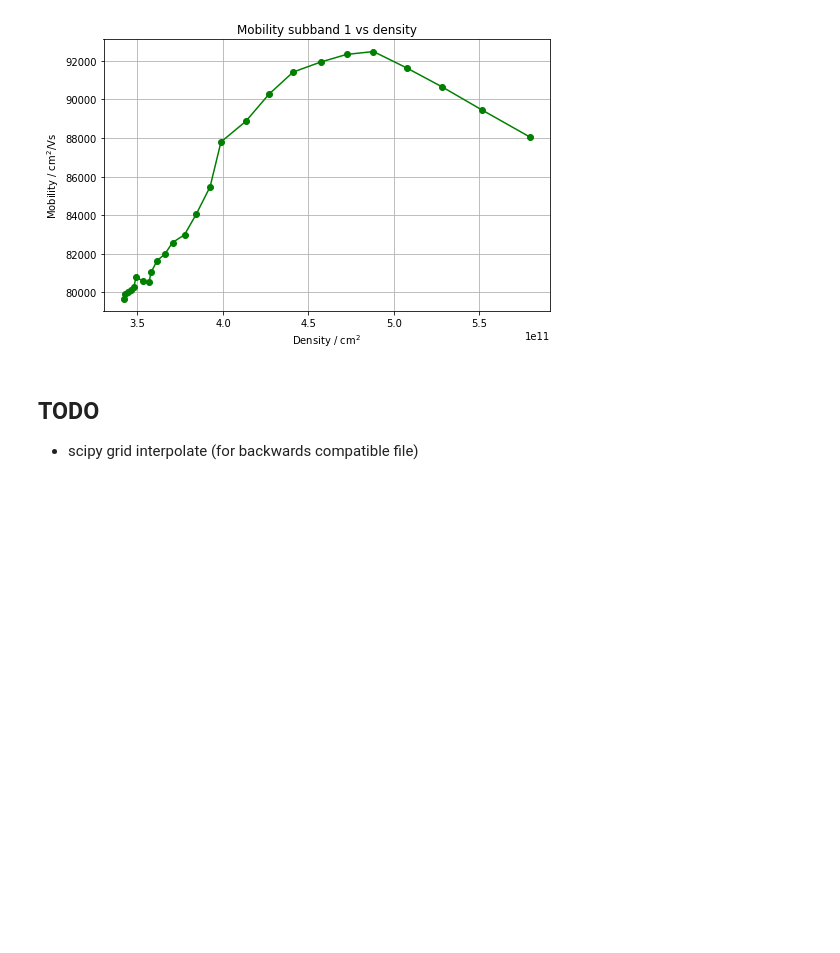
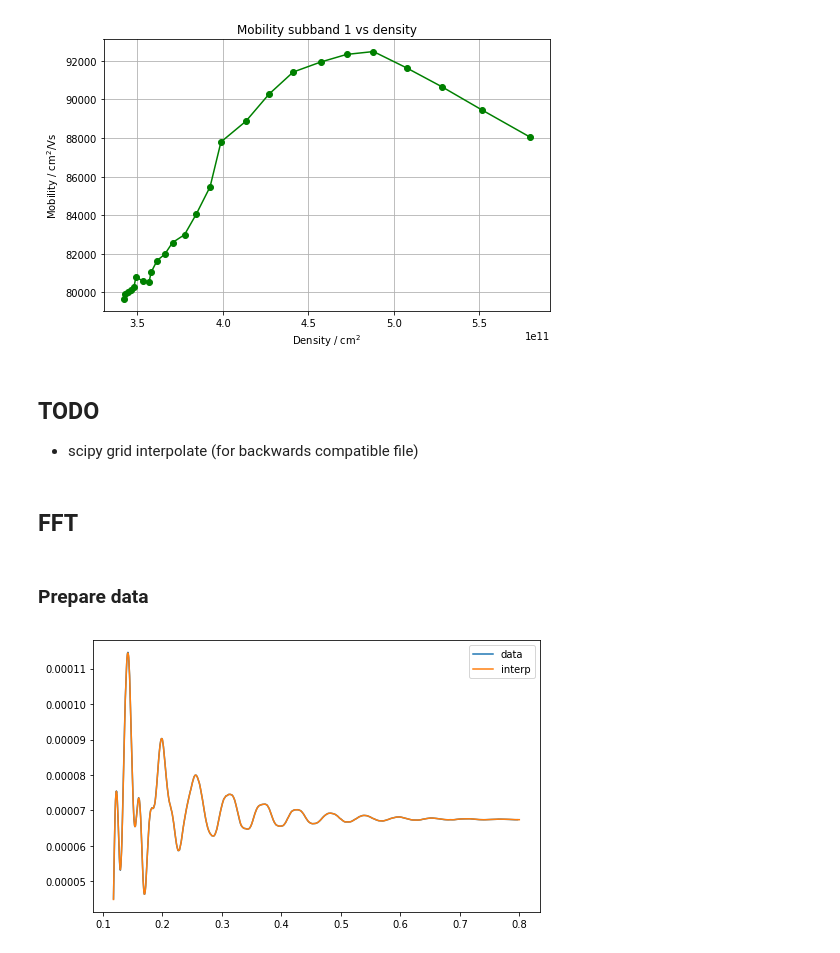
Before and after one commit to danielbouman/2deg, a Jupyter notebook: JSL49_01_hallbar_analysis.ipynb, the cells around one changed output. Drawn from its saved outputs; the diff is of its cells as text; code cells hidden in the pictures; blank space fills up the shorter version.

```diff
--- a/JSL49_01_hallbar_analysis.ipynb
+++ b/JSL49_01_hallbar_analysis.ipynb
@@ -567,3 +566,29 @@ plt.plot(down_tdf['Measured Field / T'],down_tdf['AC Voltage xx / V'])
 # %% [markdown]
 ## TODO
  - scipy grid interpolate (for backwards compatible file)
+# %% [markdown]
+## FFT
+# %% [markdown]
+### Prepare data
+# %%
+loadin('20180703T101454118Z-0064.json')
+# Select the positive up-sweep data
+cdf = df['0064'][(df['0064']['i'] < 1213)]
+# Interpolate data
+f = scipy.interpolate.interp1d(1/qhdf['Measured Field / T'],qhdf['AC Voltage xx / V'],kind='linear')
+# %%
+# Set 1/B range and sampling grid
+start,end = 1/8.5,1/1.25
+N = 1001
+dB = (end - start) / N # Sample spacing
+B = np.linspace(start,end,N)
+tdf = cdf[(1/qhdf['Measured Field / T'] > start)&(1/qhdf['Measured Field / T'] < end)]
+
+# plot
+fig, ax = plt.subplots(figsize=(8,5))
+ax.plot(1/tdf['Measured Field / T'], tdf['AC Voltage xx / V'], label='data')
+ax.plot(B,f(B), '-',label='interp')
+plt.legend()
+plt.show()
+# %% [output]
+[figure, added]
```
Also changed, not shown: parts of 9 cells of this notebook, 1 other file.
